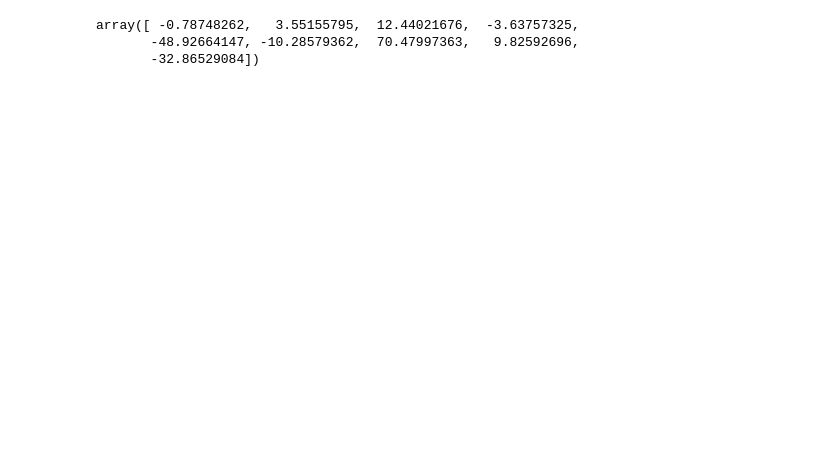
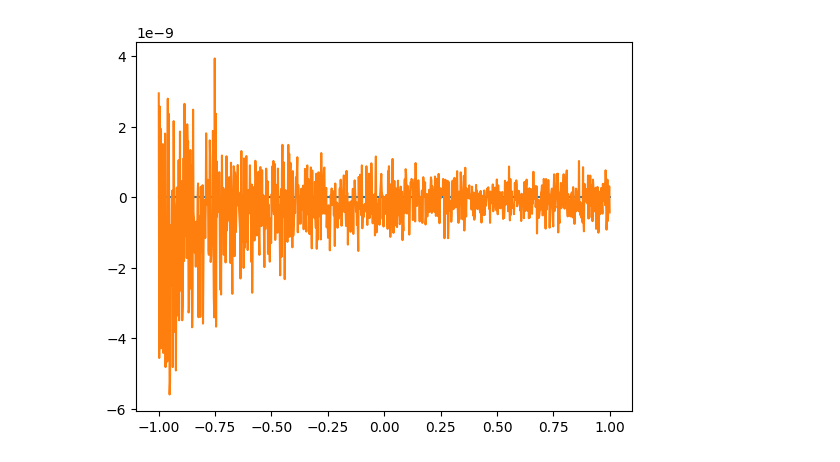
Before and after one commit to ivankirev13/Performative-Regression, a Jupyter notebook: performative_regression.ipynb, the cells around one changed output. Saved outputs shown, nothing was run; the diff lists cells and outputs as text; code cells hidden in the pictures; blank space fills up the shorter version.

```diff
--- a/performative_regression.ipynb
+++ b/performative_regression.ipynb
@@ -379,6 +282,0 @@ plt.show()
-# %%
-pr.bayes_estimate()
-# %% [output]
-array([ -0.78748262,   3.55155795,  12.44021676,  -3.63757325,
-       -48.92664147, -10.28579362,  70.47997363,   9.82592696,
-       -32.86529084])
@@ -443,0 +317,25 @@ class Adaptive_Interpolation:
+# %%
+sigma=0
+pr = Performative_Regression(k=10, n=1, T=1, sigma=sigma, M=1)
+V = pr.vandermonde_matrix(np.random.uniform(-1, 1, size=11))
+M = V @ V.T
+M_inv = np.linalg.inv(M)
+def f(sigma, x):
+    s = sigma
+    x = np.array([x**i for i in range(len(pr.thetas))])
+
+    A = s**2 * x.T @  V.T @ V @ x
+    B = x.T @ x - x.T @ V.T @ np.linalg.inv(M + sigma**2 * np.eye(len(pr.thetas))) @ V @ x
+
+    return A, B
+
+
+t = np.linspace(-1, 1, 1000)
+a = np.array([f(sigma, i)[0] for i in t])
+b = np.array([f(sigma, i)[1] for i in t])
+#plt.plot(t, a)
+plt.plot(t, pr.bayes_ci(t))
+plt.plot(t, b)
+plt.show()
+# %% [output]
+[figure, added]
```
Also changed, not shown: parts of 6 cells of this notebook.
